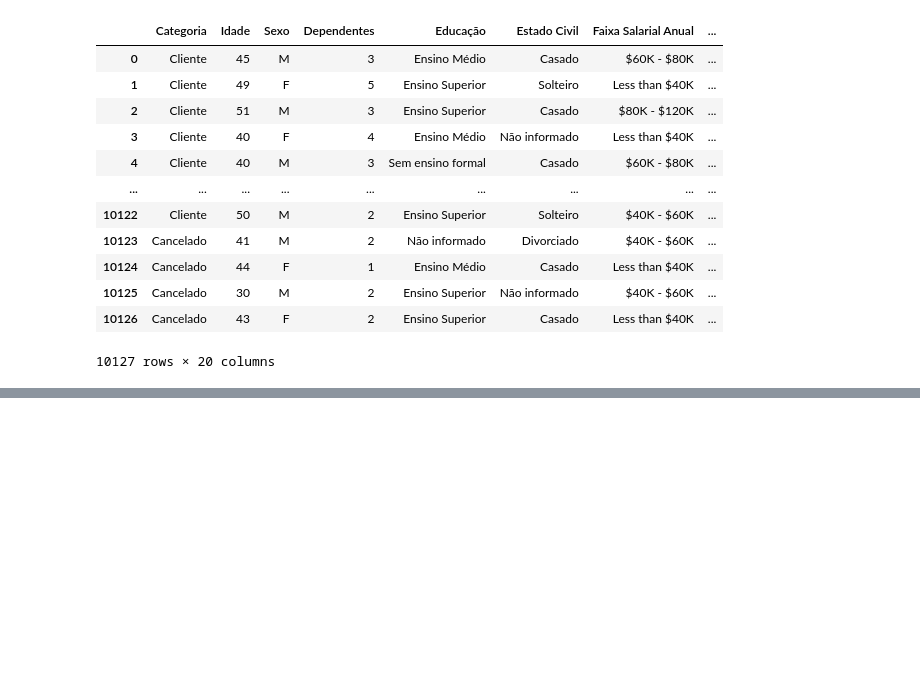
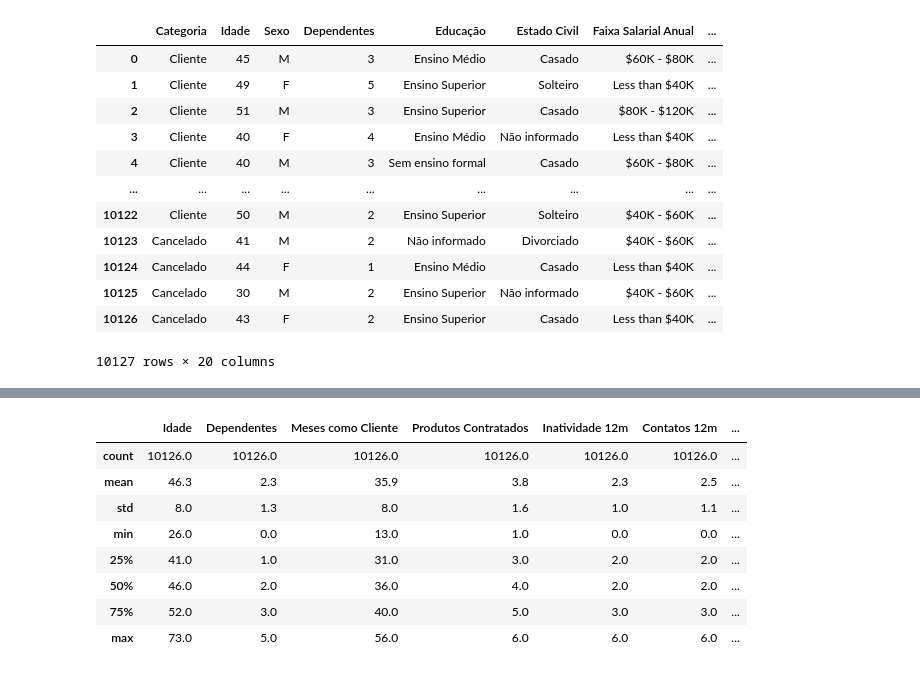
Before and after one commit to lacroftlu/Analisando-Dados-com-Python, a Jupyter notebook: inicio.ipynb, the cells around one changed output, grey strips where cells are left out. Cells and saved outputs as stored; diff of their text form; code cells hidden in the pictures; blank space fills up the shorter version.

```diff
--- a/inicio.ipynb
+++ b/inicio.ipynb
@@ -38,0 +61,4 @@ tabela
+# %%
+#Foi detectado que na linha 7 de categoria de cartão 1 célula esta vazia, executo o drop nela, para equilibrar com os outros
+tabela = tabela.dropna()
+display(tabela.info())
@@ -38,0 +84,13 @@ tabela
+# %%
+#Analisando as descrições da tabela e arrendondando os dados.
+display(tabela.describe().round(1))
+# %% [output]
+|  | Idade | Dependentes | Meses como Cliente | Produtos Contratados | Inatividade 12m | Contatos 12m | ... |
+| count | 10126.0 | 10126.0 | 10126.0 | 10126.0 | 10126.0 | 10126.0 | ... |
+| mean | 46.3 | 2.3 | 35.9 | 3.8 | 2.3 | 2.5 | ... |
+| std | 8.0 | 1.3 | 8.0 | 1.6 | 1.0 | 1.1 | ... |
+| min | 26.0 | 0.0 | 13.0 | 1.0 | 0.0 | 0.0 | ... |
+| 25% | 41.0 | 1.0 | 31.0 | 3.0 | 2.0 | 2.0 | ... |
+| 50% | 46.0 | 2.0 | 36.0 | 4.0 | 2.0 | 2.0 | ... |
+| 75% | 52.0 | 3.0 | 40.0 | 5.0 | 3.0 | 3.0 | ... |
+| max | 73.0 | 5.0 | 56.0 | 6.0 | 6.0 | 6.0 | ... |
```
Also changed, not shown: parts of 3 cells of this notebook.
